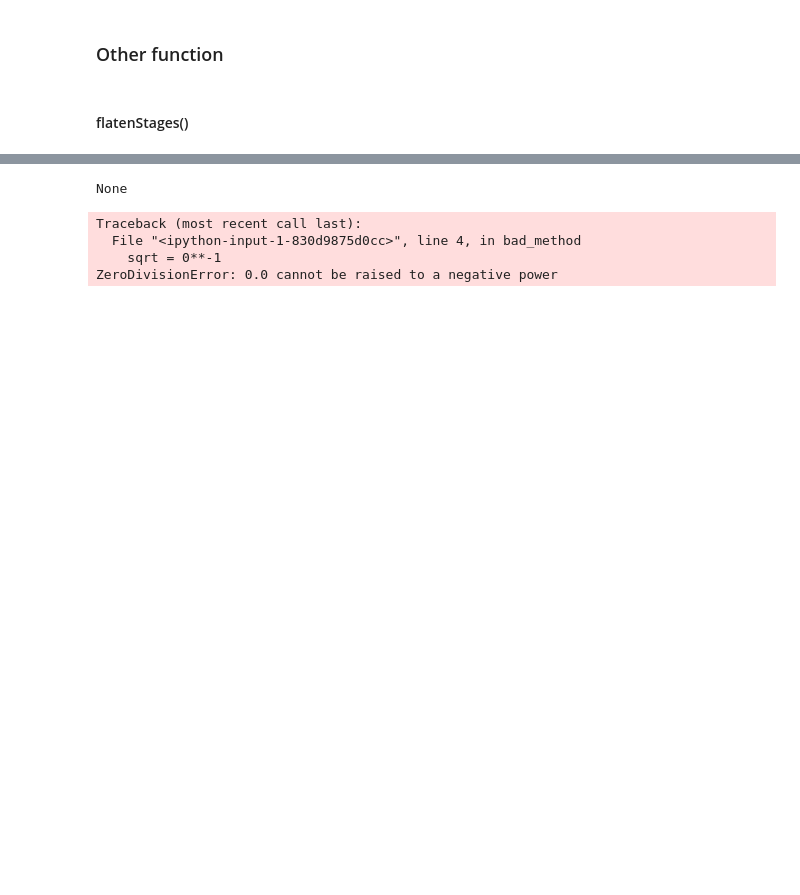
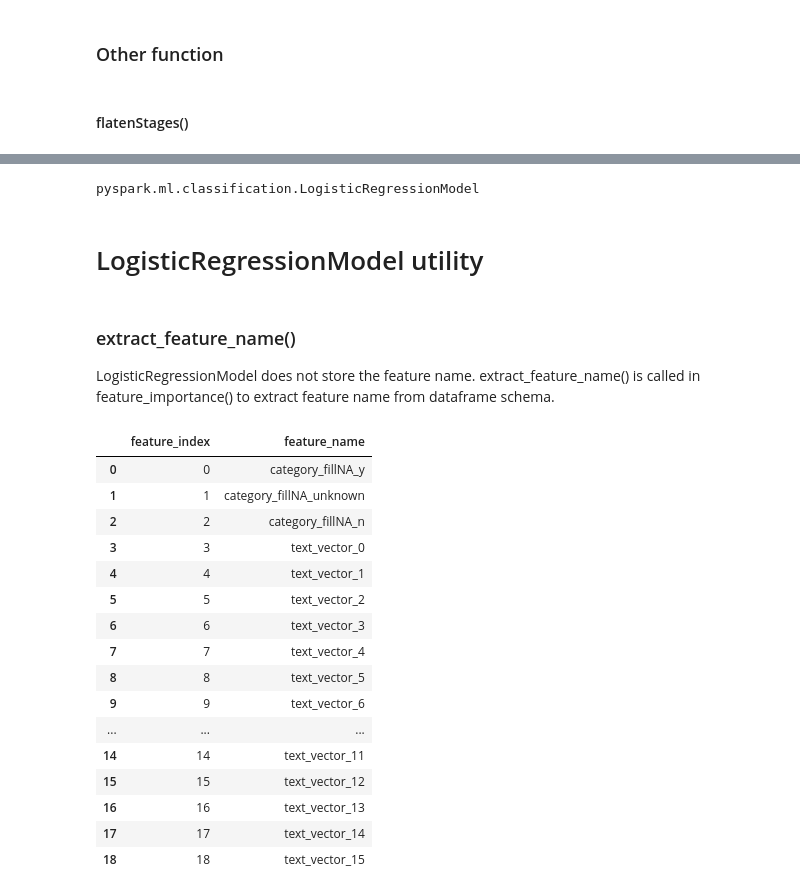
Before and after one commit to xinyongtian/py_spark_ml_utils, a Jupyter notebook: demo.ipynb, the cells around one changed output, grey strips where cells are left out. Cells and saved outputs as stored; diff of their text form; code cells hidden in the pictures; blank space fills up the shorter version.

```diff
--- a/readme.ipynb
+++ b/demo.ipynb
@@ -240,15 +262,6 @@ This is a Pipeline
-# %%
-import traceback
-def bad_method():
-    try:
-        sqrt = 0**-1
-    except Exception:
-        print(traceback.print_exc())
-
-bad_method()
-# %% [output]
-None
-Traceback (most recent call last):
-  File "<ipython-input-1-830d9875d0cc>", line 4, in bad_method
-    sqrt = 0**-1
-ZeroDivisionError: 0.0 cannot be raised to a negative power
+# %%
+type(lrm)
+# %% [output]
+pyspark.ml.classification.LogisticRegressionModel
+# %% [markdown]
+# LogisticRegressionModel utility
@@ -254,0 +270,23 @@ ZeroDivisionError: 0.0 cannot be raised to a negative power
+# %% [markdown]
+### extract_feature_name()
+LogisticRegressionModel does not store the feature name. extract_feature_name() is called in feature_importance() to extract feature name from dataframe schema.
+# %%
+lu.extract_feature_name(training_pred,'features')
+# %% [output]
+|  | feature_index | feature_name |
+| 0 | 0 | category_fillNA_y |
+| 1 | 1 | category_fillNA_unknown |
+| 2 | 2 | category_fillNA_n |
+| 3 | 3 | text_vector_0 |
+| 4 | 4 | text_vector_1 |
+| 5 | 5 | text_vector_2 |
+| 6 | 6 | text_vector_3 |
+| 7 | 7 | text_vector_4 |
+| 8 | 8 | text_vector_5 |
+| 9 | 9 | text_vector_6 |
+| ... | ... | ... |
+| 14 | 14 | text_vector_11 |
+| 15 | 15 | text_vector_12 |
+| 16 | 16 | text_vector_13 |
+| 17 | 17 | text_vector_14 |
+| 18 | 18 | text_vector_15 |
```
Also changed, not shown: parts of 49 cells of this notebook, 3 other files.
